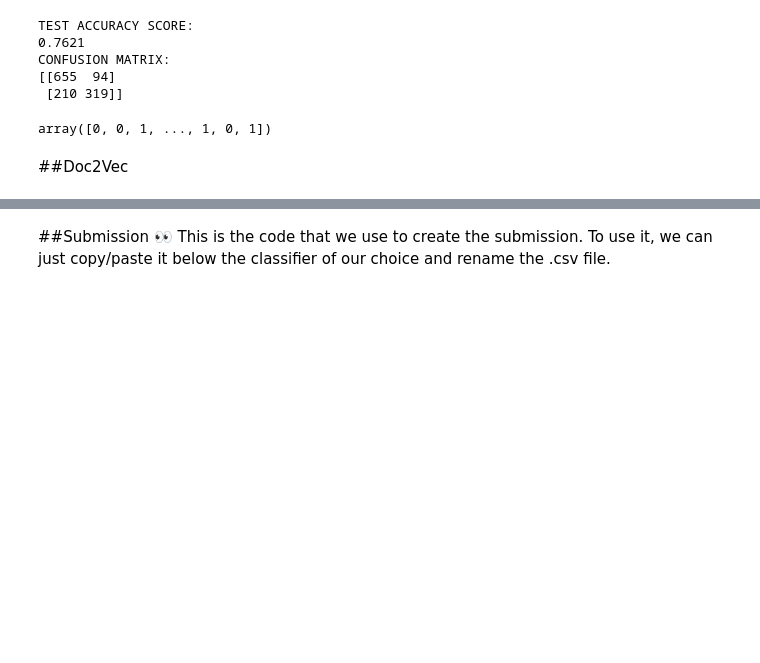
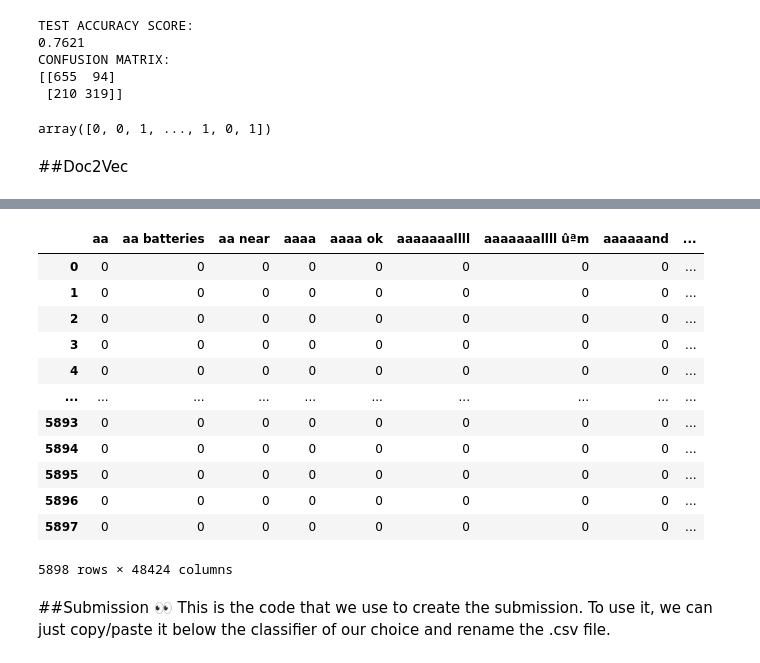
Before and after one commit to 98bao/Migros, a Jupyter notebook: Abi_Project_code.ipynb, the cells around one changed output, grey strips where cells are left out. Cells and saved outputs as stored; diff of their text form; code cells hidden in the pictures; blank space fills up the shorter version.

```diff
--- a/Abi_Project_code.ipynb
+++ b/Abi_Project_code.ipynb
@@ -551,3 +586,19 @@ print(round(accuracy_score(y_test, y_pred), 4))
+# %%
+bow_train
+# %% [output]
+|  | aa | aa batteries | aa near | aaaa | aaaa ok | aaaaaaallll | aaaaaaallll ûªm | aaaaaand | ... |
+| 0 | 0 | 0 | 0 | 0 | 0 | 0 | 0 | 0 | ... |
+| 1 | 0 | 0 | 0 | 0 | 0 | 0 | 0 | 0 | ... |
+| 2 | 0 | 0 | 0 | 0 | 0 | 0 | 0 | 0 | ... |
+| 3 | 0 | 0 | 0 | 0 | 0 | 0 | 0 | 0 | ... |
+| 4 | 0 | 0 | 0 | 0 | 0 | 0 | 0 | 0 | ... |
+| ... | ... | ... | ... | ... | ... | ... | ... | ... | ... |
+| 5893 | 0 | 0 | 0 | 0 | 0 | 0 | 0 | 0 | ... |
+| 5894 | 0 | 0 | 0 | 0 | 0 | 0 | 0 | 0 | ... |
+| 5895 | 0 | 0 | 0 | 0 | 0 | 0 | 0 | 0 | ... |
+| 5896 | 0 | 0 | 0 | 0 | 0 | 0 | 0 | 0 | ... |
+| 5897 | 0 | 0 | 0 | 0 | 0 | 0 | 0 | 0 | ... |
+5898 rows × 48424 columns
 # %% [markdown]
 ##Submission 👀
 This is the code that we use to create the submission. To use it, we can just copy/paste it below the classifier of our choice and rename the .csv file.
```
Also changed, not shown: parts of 15 cells of this notebook.
